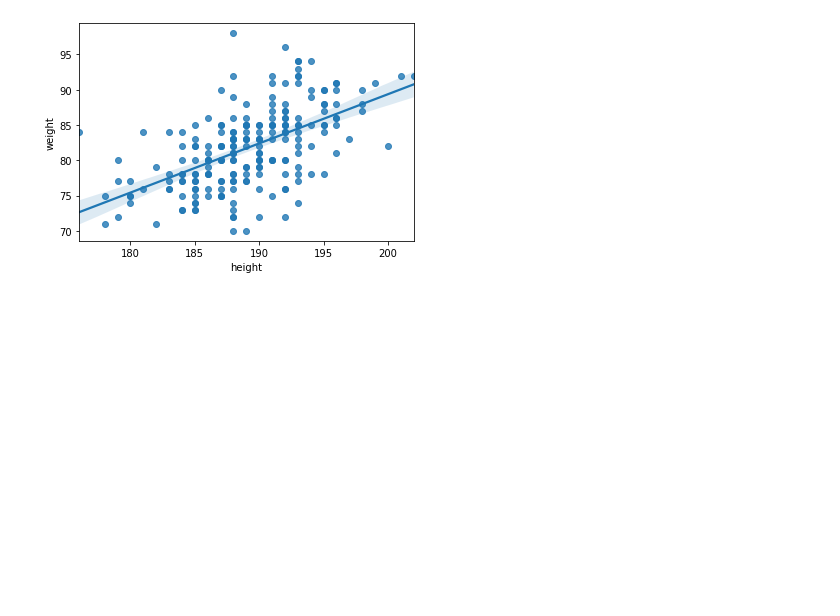
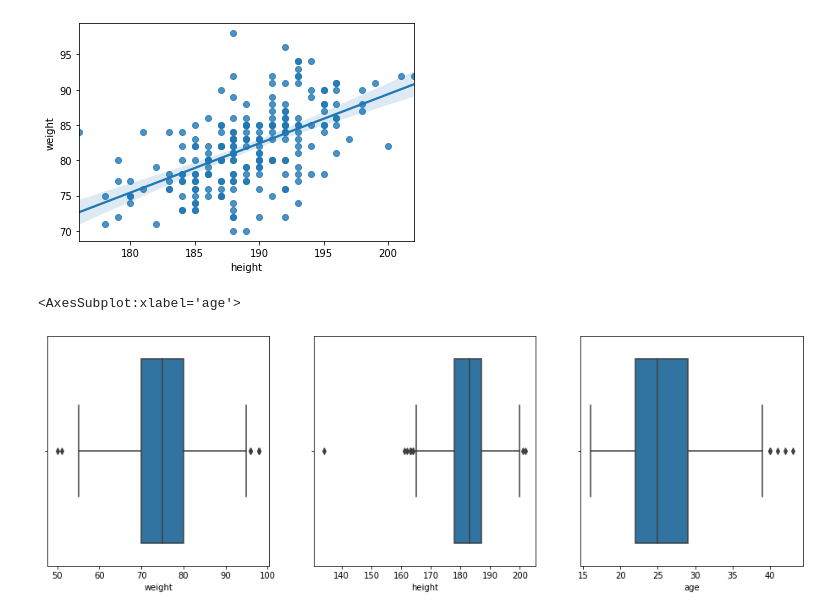
Before and after one commit to biniyamYohannes/fbref-EDA, a Jupyter notebook: player_eda.ipynb, the cells around one changed output. Drawn from its saved outputs; the diff is of its cells as text; code cells hidden in the pictures; blank space fills up the shorter version.

Commit message:
more plots plus documentation

```diff
--- a/player_eda.ipynb
+++ b/player_eda.ipynb
@@ -100,3 +110,12 @@ sns.regplot(x='height',y='weight', data=keepers)
 # %% [output]
 <AxesSubplot:xlabel='height', ylabel='weight'>
 [figure]
+# %%
+# A look at the outliers
+fig, axs = plt.subplots(ncols=3, figsize=(16,5))
+sns.boxplot(x='weight', data=df_info_num, ax=axs[0])
+sns.boxplot(x='height', data=df_info_num, ax=axs[1])
+sns.boxplot(x='age', data=df_info_num, ax=axs[2])
+# %% [output]
+<AxesSubplot:xlabel='age'>
+[figure, added]
```
Also changed, not shown: parts of 10 cells of this notebook.
